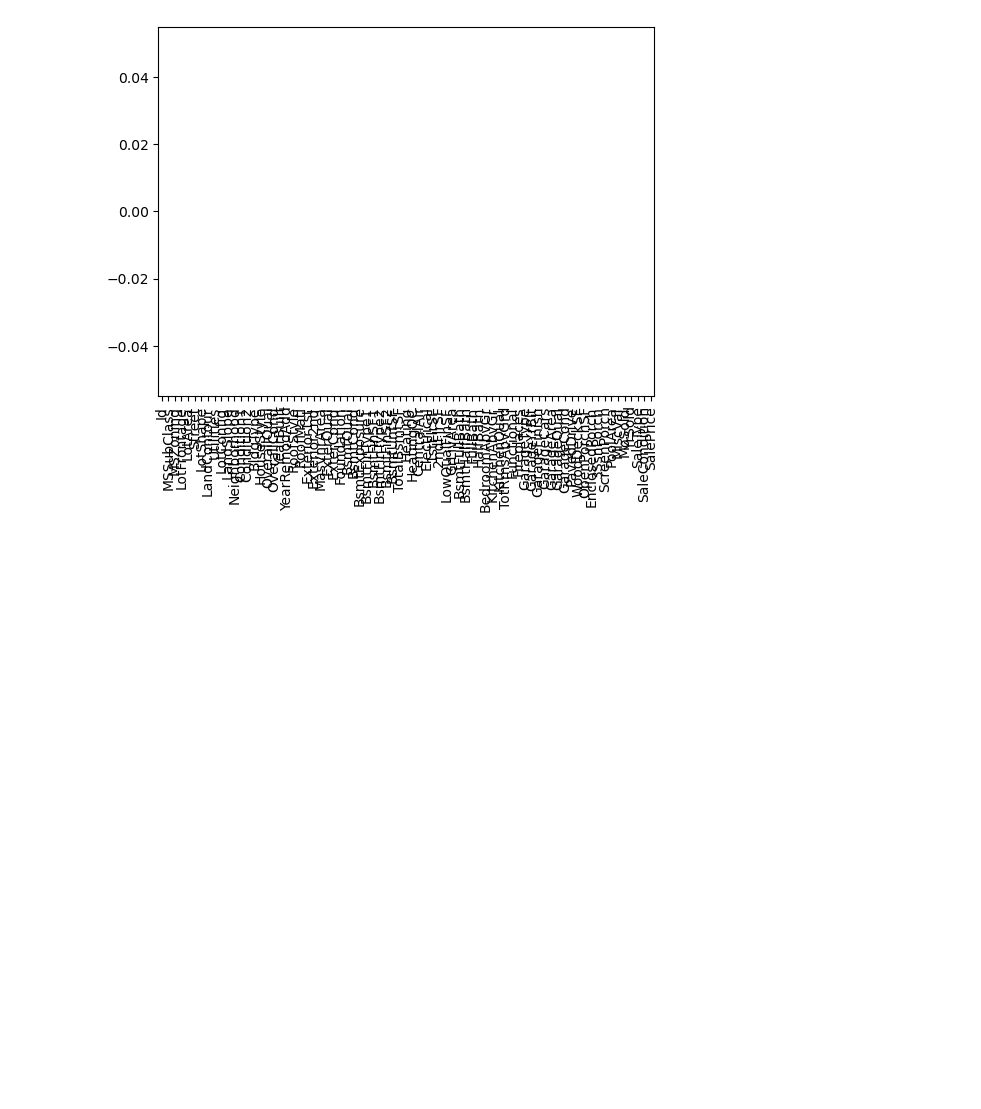
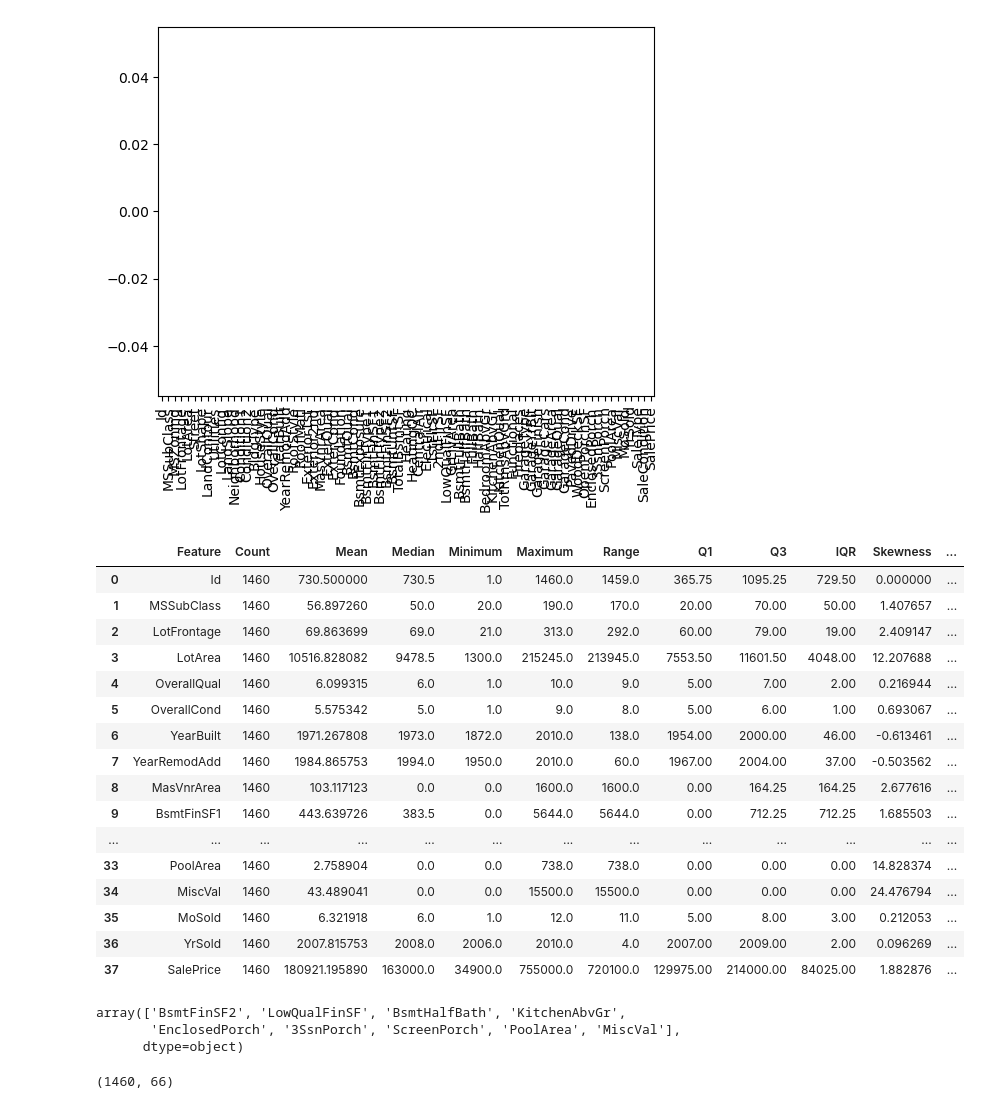
Before and after one commit to RahulDhobi192030/DATA_SCIENCE, a Jupyter notebook: Kaggle Project EDA.ipynb, the cells around one changed output. Saved outputs shown, nothing was run; the diff lists cells and outputs as text; code cells hidden in the pictures; blank space fills up the shorter version.

```diff
--- a/Kaggle Project EDA.ipynb
+++ b/Kaggle Project EDA.ipynb
@@ -98,3 +110,53 @@ df.isnull().sum().plot(kind = 'bar')
 # %% [output]
 <Axes: >
 [figure]
+# %%
+# EDA: Exploratory Data Analysis : Univariate Analysis
+
+from collections import OrderedDict
+
+stats = []
+
+for i in numerical_col.columns:
+    numerical_stats = OrderedDict({
+        'Feature':i,
+        'Count':df[i].count(),
+        'Mean':df[i].mean(),
+        'Median':df[i].median(),
+        'Minimum':df[i].min(),
+        'Maximum':df[i].max(),
+        'Range':df[i].max()-df[i].min(),
+        'Q1':df[i].quantile(0.25),
+        'Q3':df[i].quantile(0.75),
+        'IQR':df[i].quantile(0.75)-df[i].quantile(0.25),
+        'Skewness':df[i].skew(),
+        'Kurtosis':df[i].kurt(),
+        'Standard Deviation':df[i].std()
+        })
+    stats.append(numerical_stats)
+    report = pd.DataFrame(stats)
+report
+# %% [output]
+|  | Feature | Count | Mean | Median | Minimum | Maximum | Range | Q1 | Q3 | IQR | Skewness | ... |
+| 0 | Id | 1460 | 730.500000 | 730.5 | 1.0 | 1460.0 | 1459.0 | 365.75 | 1095.25 | 729.50 | 0.000000 | ... |
+| 1 | MSSubClass | 1460 | 56.897260 | 50.0 | 20.0 | 190.0 | 170.0 | 20.00 | 70.00 | 50.00 | 1.407657 | ... |
+| 2 | LotFrontage | 1460 | 69.863699 | 69.0 | 21.0 | 313.0 | 292.0 | 60.00 | 79.00 | 19.00 | 2.409147 | ... |
+| 3 | LotArea | 1460 | 10516.828082 | 9478.5 | 1300.0 | 215245.0 | 213945.0 | 7553.50 | 11601.50 | 4048.00 | 12.207688 | ... |
+| 4 | OverallQual | 1460 | 6.099315 | 6.0 | 1.0 | 10.0 | 9.0 | 5.00 | 7.00 | 2.00 | 0.216944 | ... |
+| 5 | OverallCond | 1460 | 5.575342 | 5.0 | 1.0 | 9.0 | 8.0 | 5.00 | 6.00 | 1.00 | 0.693067 | ... |
+| 6 | YearBuilt | 1460 | 1971.267808 | 1973.0 | 1872.0 | 2010.0 | 138.0 | 1954.00 | 2000.00 | 46.00 | -0.613461 | ... |
+| 7 | YearRemodAdd | 1460 | 1984.865753 | 1994.0 | 1950.0 | 2010.0 | 60.0 | 1967.00 | 2004.00 | 37.00 | -0.503562 | ... |
+| 8 | MasVnrArea | 1460 | 103.117123 | 0.0 | 0.0 | 1600.0 | 1600.0 | 0.00 | 164.25 | 164.25 | 2.677616 | ... |
+| 9 | BsmtFinSF1 | 1460 | 443.639726 | 383.5 | 0.0 | 5644.0 | 5644.0 | 0.00 | 712.25 | 712.25 | 1.685503 | ... |
+| ... | ... | ... | ... | ... | ... | ... | ... | ... | ... | ... | ... | ... |
+| 33 | PoolArea | 1460 | 2.758904 | 0.0 | 0.0 | 738.0 | 738.0 | 0.00 | 0.00 | 0.00 | 14.828374 | ... |
+| 34 | MiscVal | 1460 | 43.489041 | 0.0 | 0.0 | 15500.0 | 15500.0 | 0.00 | 0.00 | 0.00 | 24.476794 | ... |
+| 35 | MoSold | 1460 | 6.321918 | 6.0 | 1.0 | 12.0 | 11.0 | 5.00 | 8.00 | 3.00 | 0.212053 | ... |
+| 36 | YrSold | 1460 | 2007.815753 | 2008.0 | 2006.0 | 2010.0 | 4.0 | 2007.00 | 2009.00 | 2.00 | 0.096269 | ... |
+| 37 | SalePrice | 1460 | 180921.195890 | 163000.0 | 34900.0 | 755000.0 | 720100.0 | 129975.00 | 214000.00 | 84025.00 | 1.882876 | ... |
+# %%
+report[report['IQR'] == 0]['Feature'].values
+# %% [output]
+array(['BsmtFinSF2', 'LowQualFinSF', 'BsmtHalfBath', 'KitchenAbvGr',
+       'EnclosedPorch', '3SsnPorch', 'ScreenPorch', 'PoolArea', 'MiscVal'],
+      dtype=object)
@@ -100,0 +166,4 @@ df.isnull().sum().plot(kind = 'bar')
+# %%
+df.shape
+# %% [output]
+(1460, 66)
```
Also changed, not shown: parts of 13 cells of this notebook, 3 other files.
